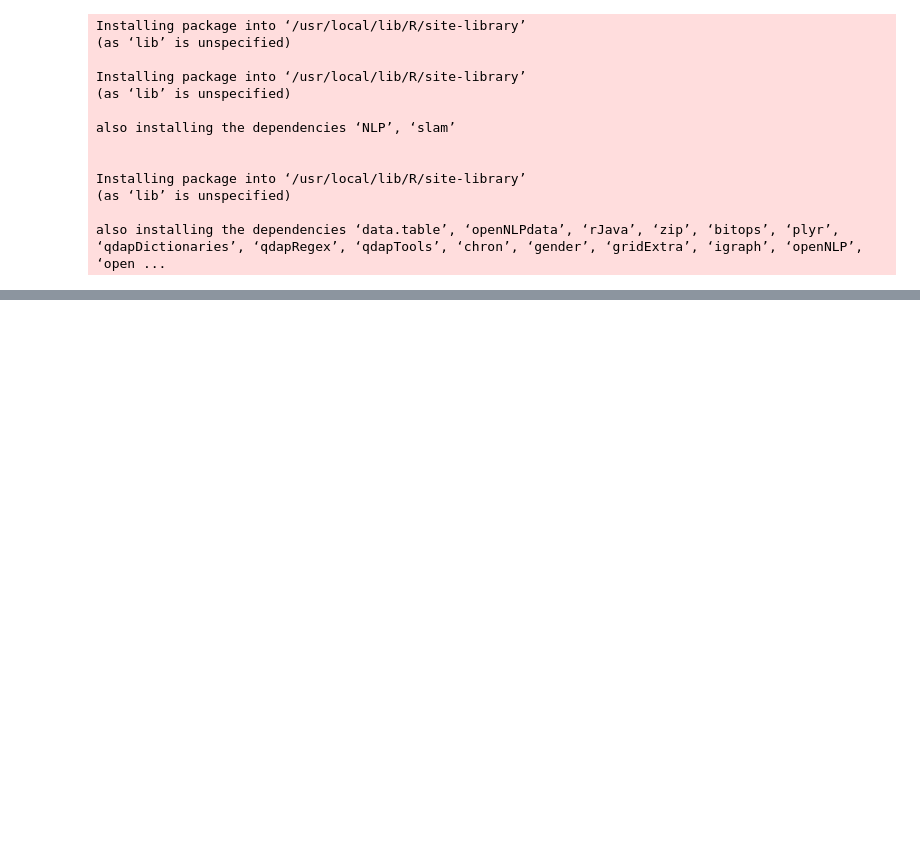
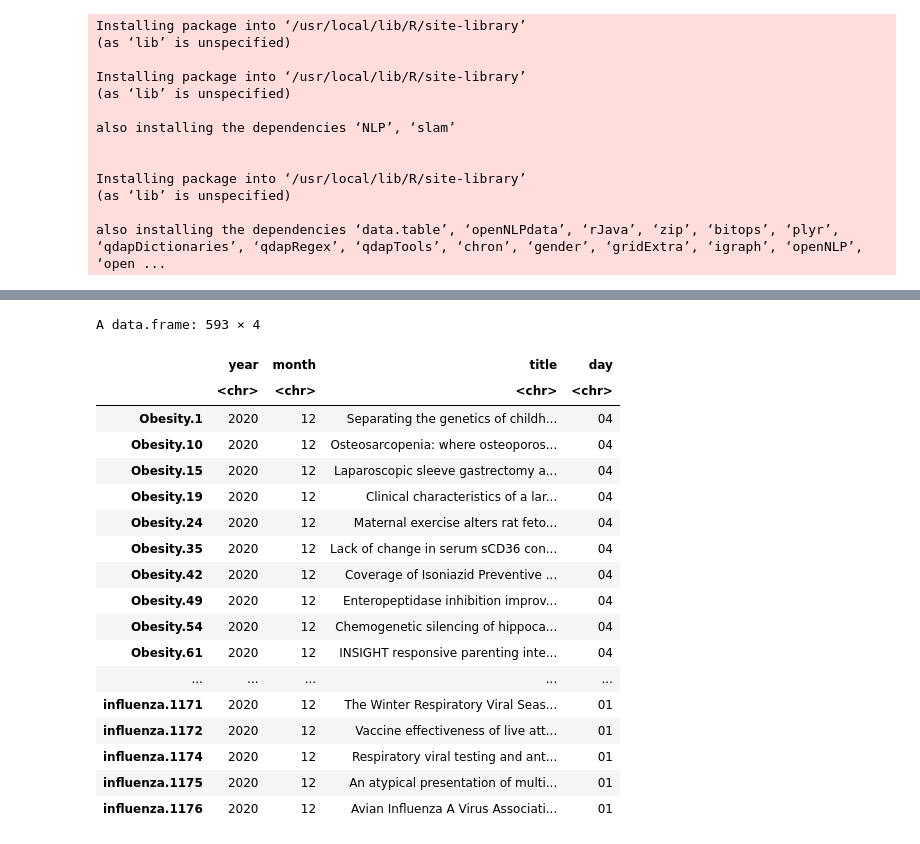
Before and after one commit to GuptaNavdeep1983/CS688, a Jupyter notebook: Final-Project.ipynb, the cells around one changed output, grey strips where cells are left out. Cells and saved outputs as stored; diff of their text form; code cells hidden in the pictures; blank space fills up the shorter version.

```diff
--- a/Final-Project.ipynb
+++ b/Final-Project.ipynb
@@ -24,0 +64,20 @@ also installing the dependencies ‘data.table’, ‘openNLPdata’, ‘rJava
+# %%
+xx <-list()
+datalist <- list()
+i<-0
+words <- c("Obesity", "Cancer", "Covid-19", "wearable", "mental health", "influenza")
+for (word in words)
+{
+    my_query <- paste("(", word, ") AND (\"2010\"[Date - Create] : \"2020\"[Date - Create])", sep = "")
+    query <- paste(word, year, sep="_")
+    print(my_query)
+    my_entrez_id <- get_pubmed_ids(my_query)
+    my_abstracts_xml <- fetch_pubmed_data(my_entrez_id,retstart = 0,  format = "xml", retmax = 500, )
+    my_PM_list <- articles_to_list(pubmed_data = my_abstracts_xml)
+    xx <- lapply(my_PM_list, article_to_df, autofill = TRUE, max_chars = 50)
+    full_df <- do.call(rbind, xx)
+    full_df <- unique(full_df[c("year", "month", "title", "day")])
+    datalist[[word]] <- full_df[seq(1, 100, by = 1), c("year", "month", "title", "day")]
+}
+
+all_years = do.call(rbind, datalist)
@@ -24,0 +113,22 @@ also installing the dependencies ‘data.table’, ‘openNLPdata’, ‘rJava
+# %%
+unique(all_years)
+# %% [output]
+A data.frame: 593 × 4
+|  | year | month | title | day |
+|  | <chr> | <chr> | <chr> | <chr> |
+| Obesity.1 | 2020 | 12 | Separating the genetics of childh... | 04 |
+| Obesity.10 | 2020 | 12 | Osteosarcopenia: where osteoporos... | 04 |
+| Obesity.15 | 2020 | 12 | Laparoscopic sleeve gastrectomy a... | 04 |
+| Obesity.19 | 2020 | 12 | Clinical characteristics of a lar... | 04 |
+| Obesity.24 | 2020 | 12 | Maternal exercise alters rat feto... | 04 |
+| Obesity.35 | 2020 | 12 | Lack of change in serum sCD36 con... | 04 |
+| Obesity.42 | 2020 | 12 | Coverage of Isoniazid Preventive ... | 04 |
+| Obesity.49 | 2020 | 12 | Enteropeptidase inhibition improv... | 04 |
+| Obesity.54 | 2020 | 12 | Chemogenetic silencing of hippoca... | 04 |
+| Obesity.61 | 2020 | 12 | INSIGHT responsive parenting inte... | 04 |
+| ... | ... | ... | ... | ... |
+| influenza.1171 | 2020 | 12 | The Winter Respiratory Viral Seas... | 01 |
+| influenza.1172 | 2020 | 12 | Vaccine effectiveness of live att... | 01 |
+| influenza.1174 | 2020 | 12 | Respiratory viral testing and ant... | 01 |
+| influenza.1175 | 2020 | 12 | An atypical presentation of multi... | 01 |
+| influenza.1176 | 2020 | 12 | Avian Influenza A Virus Associati... | 01 |
```
Also changed, not shown: parts of 5 cells of this notebook.
